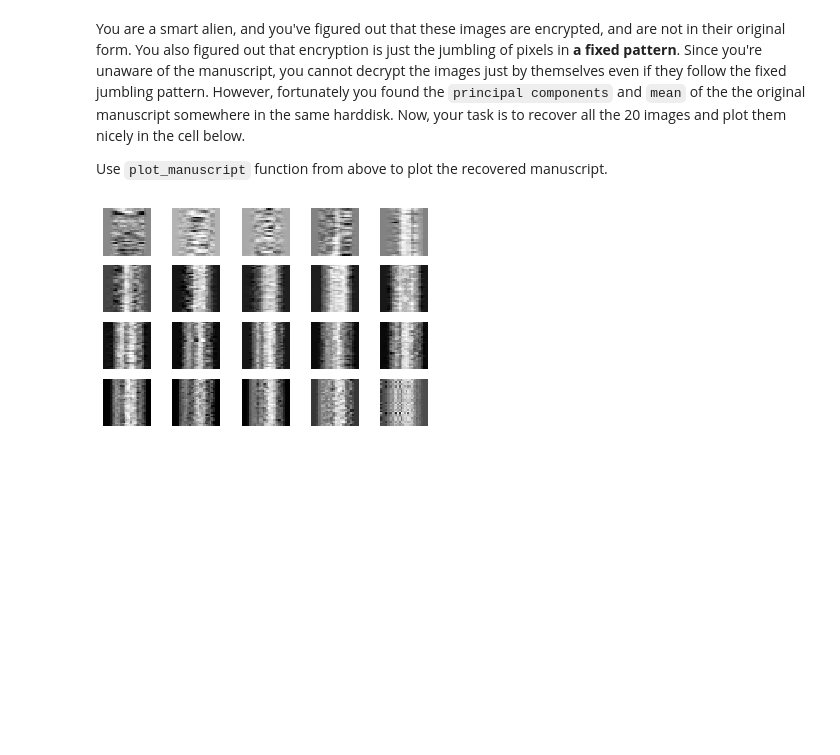
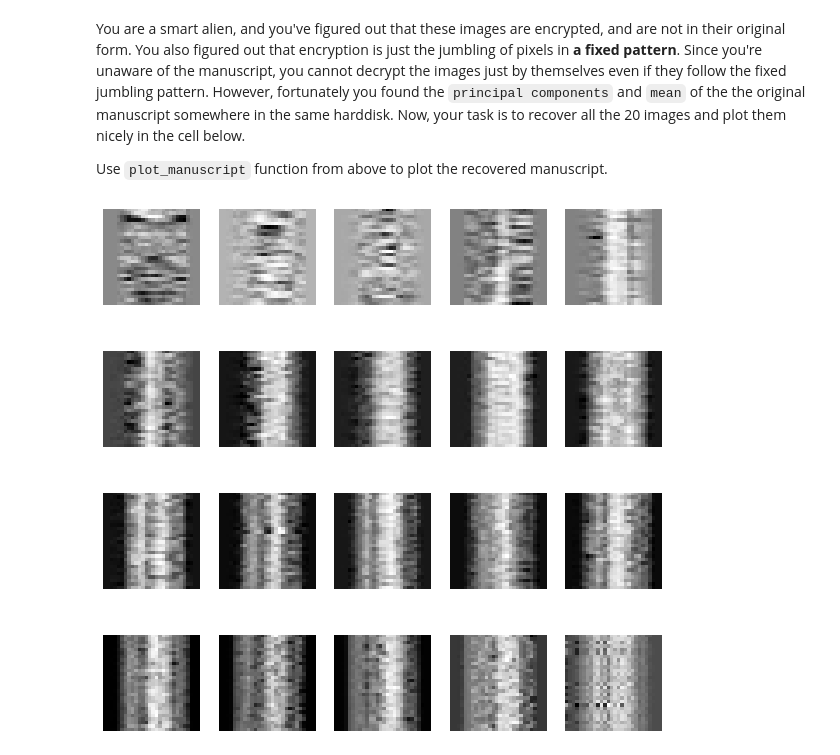
Before and after one commit to hyunus/SYDE-522, a Jupyter notebook: Copy_of_Assignment_1_(PCA).ipynb, the cells around one changed output. Saved outputs shown, nothing was run; the diff lists cells and outputs as text; code cells hidden in the pictures; blank space fills up the shorter version.

```diff
--- a/Copy_of_Assignment_1_(PCA).ipynb
+++ b/Copy_of_Assignment_1_(PCA).ipynb
@@ -865,31 +797,33 @@ original_components = np.load('original_pca.npy')
 original_mean = np.load('original_mean.npy')
 
 #reshape means to 28x28 numpy array
 original_mean = np.reshape(original_mean, [28, 28])
 
 # Write your code here
 new_images = []
 index = 0
 for image in rimages:
+
     #initialize PCA
     pca = PCA(n_components=28)
     pca.fit(image)
 
     #compress images
     compressed_image = pca.transform(image)
 
     #set pca components and means to original aux data
     pca.components_ = np.reshape(original_components[index], [28, 28]) #reshaped as per inverse_transform requirements
     pca.mean_ = original_mean[index]
 
     #run inverse transform on compressed image with original aux data
     inverse = pca.inverse_transform(compressed_image)
 
     #append new image data to new_images
     new_images.append(inverse)
     index = index + 1
 
 # plot manuscript
+plt.figure(figsize=(10, 10))
 plot_manuscript(new_images)
 # %% [output]
-[figure, old version]
+[figure, new version]
```
Also changed, not shown: parts of 29 cells of this notebook.
